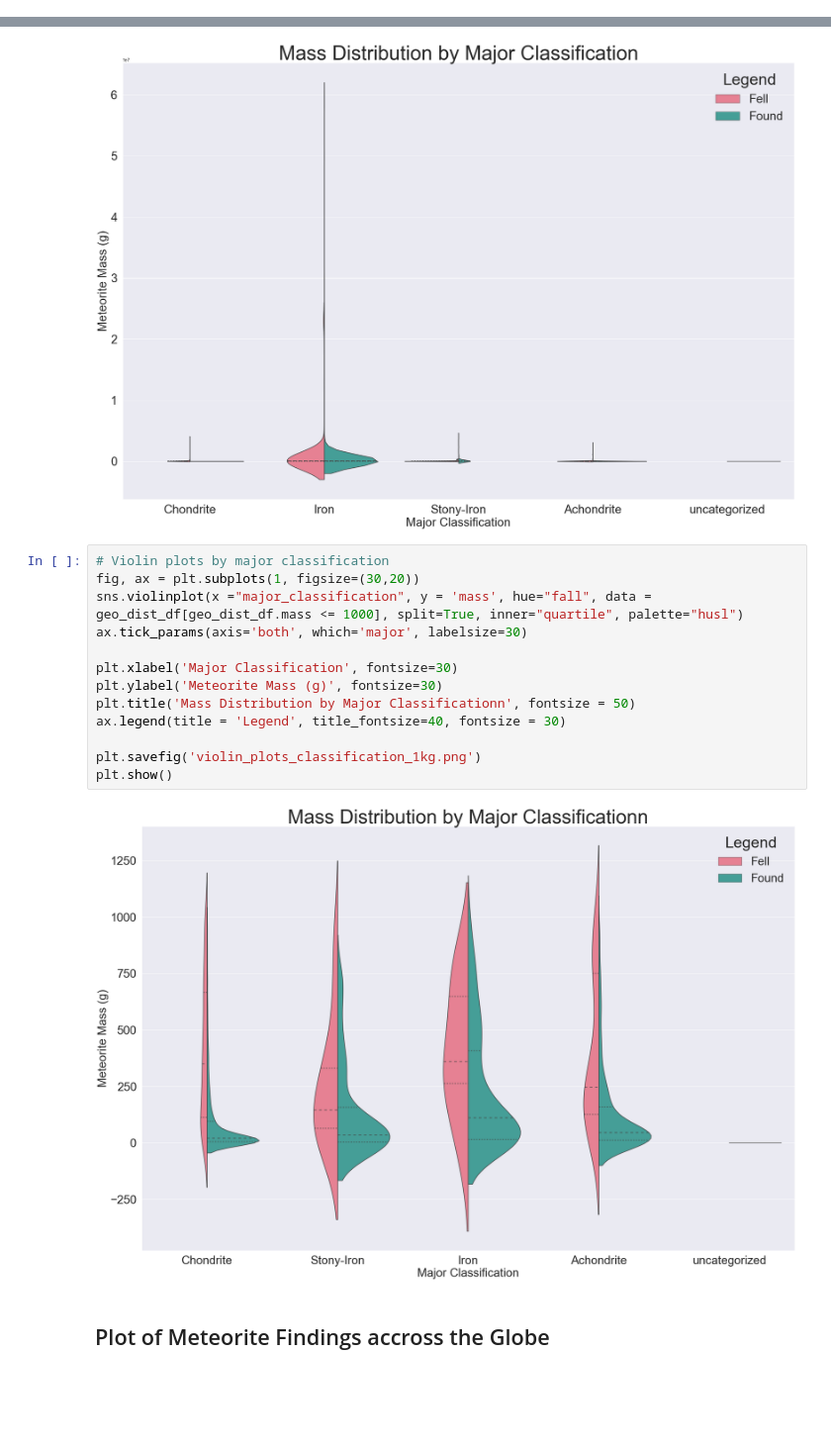
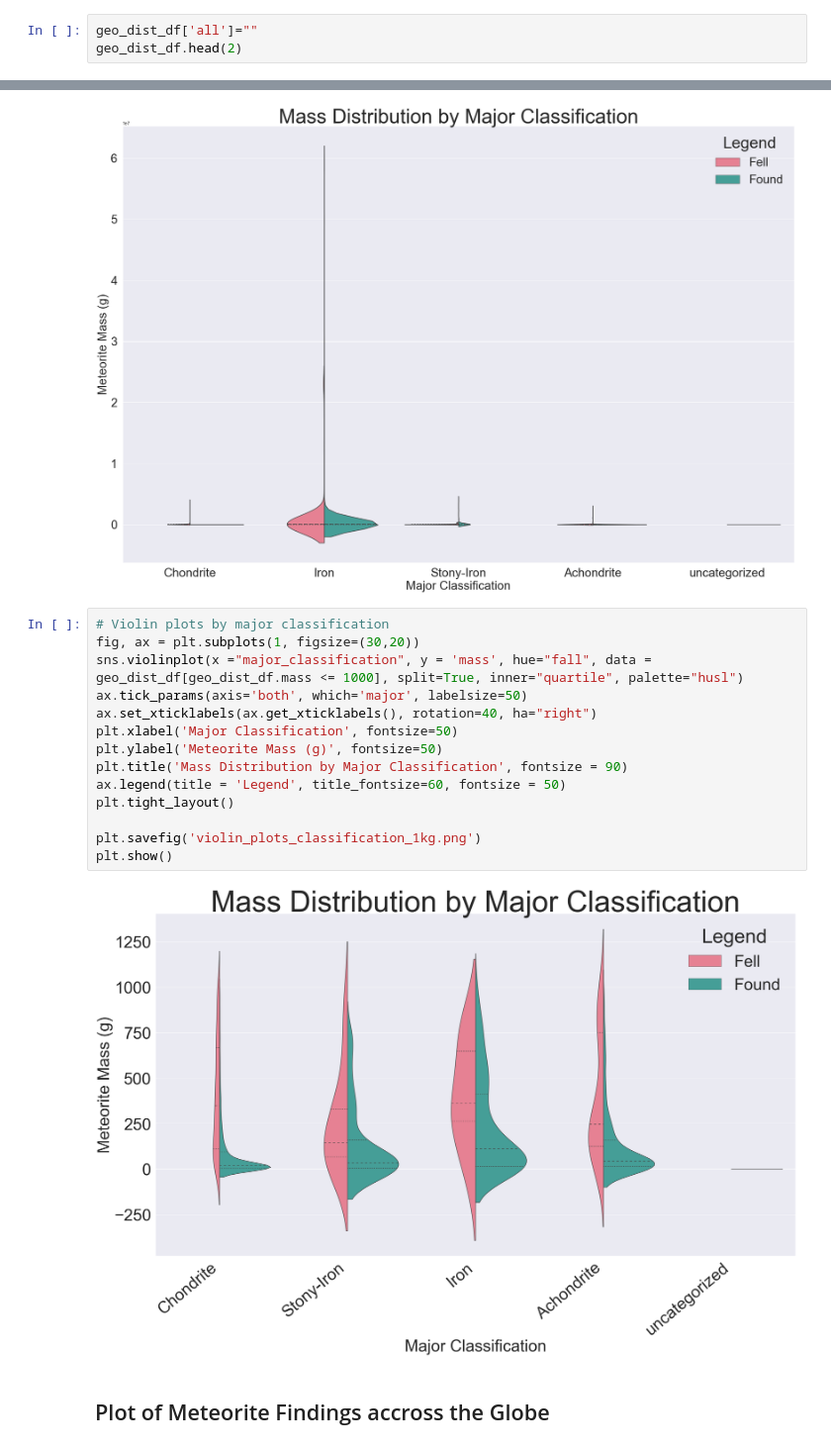
Before and after one commit to QED0711/nasa-meteorite-analysis, a Jupyter notebook: plots.ipynb, the cells around one changed output, grey strips where cells are left out. Shown at 99% size. Cells and saved outputs as stored; diff of their text form; blank space fills up the shorter version.

```diff
--- a/plots.ipynb
+++ b/plots.ipynb
@@ -77,0 +83,3 @@ plt.show()
+# %%
+geo_dist_df['all']=""
+geo_dist_df.head(2)
@@ -113,18 +120,19 @@ plt.show()
 # %%
 # Violin plots by major classification
 fig, ax = plt.subplots(1, figsize=(30,20))
 sns.violinplot(x ="major_classification", y = 'mass', hue="fall", data = geo_dist_df[geo_dist_df.mass <= 1000], split=True, inner="quartile", palette="husl")
-ax.tick_params(axis='both', which='major', labelsize=30)
-
-plt.xlabel('Major Classification', fontsize=30)
-plt.ylabel('Meteorite Mass (g)', fontsize=30)
-plt.title('Mass Distribution by Major Classificationn', fontsize = 50)
-ax.legend(title = 'Legend', title_fontsize=40, fontsize = 30)
+ax.tick_params(axis='both', which='major', labelsize=50)
+ax.set_xticklabels(ax.get_xticklabels(), rotation=40, ha="right")
+plt.xlabel('Major Classification', fontsize=50)
+plt.ylabel('Meteorite Mass (g)', fontsize=50)
+plt.title('Mass Distribution by Major Classification', fontsize = 90)
+ax.legend(title = 'Legend', title_fontsize=60, fontsize = 50)
+plt.tight_layout()
 
 plt.savefig('violin_plots_classification_1kg.png')
 plt.show()
 # %% [output]
-[figure, old version]
+[figure, new version]
 # %% [markdown]
 ## Plot of Meteorite Findings accross the Globe
 # %%
```
Also changed, not shown: parts of 8 cells of this notebook, 3 other files.
